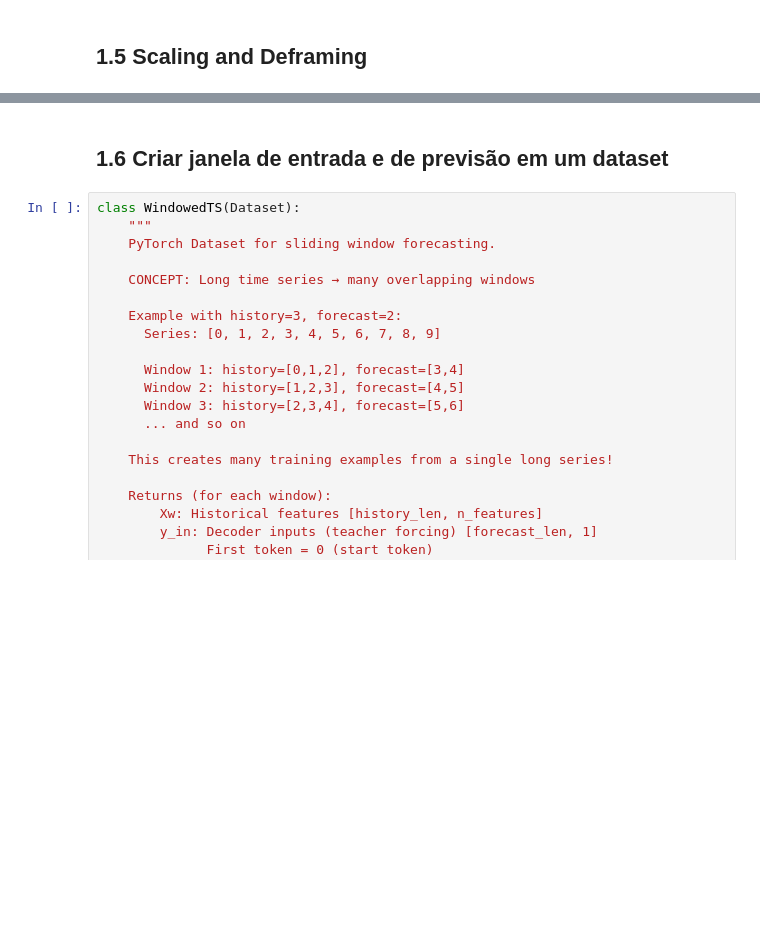
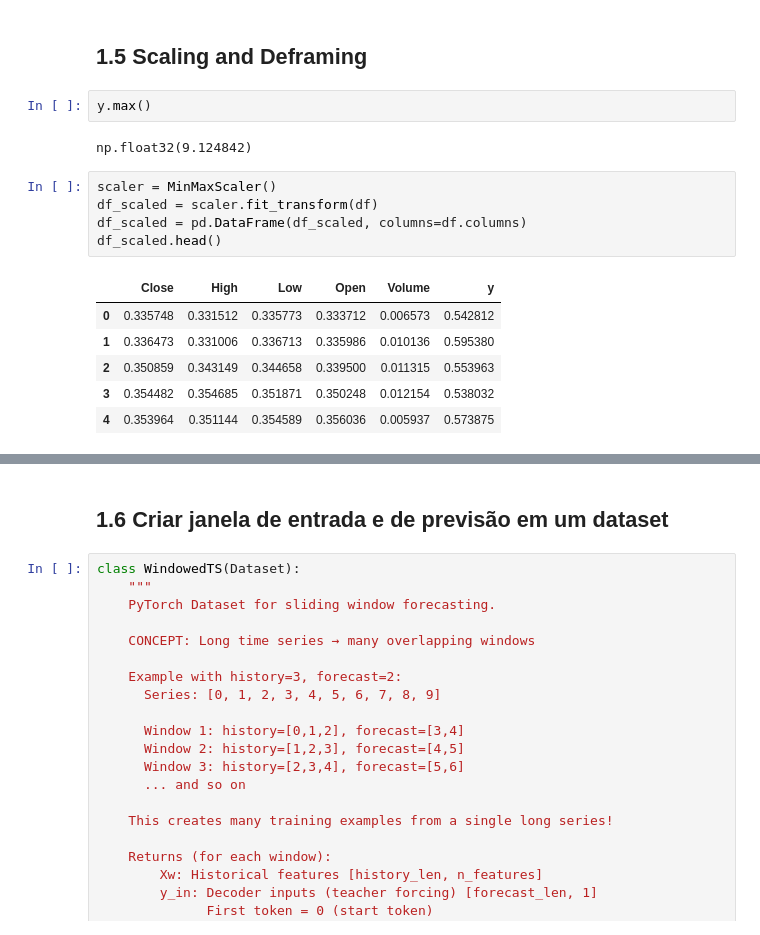
Before and after one commit to c-mmonteiro/t1-algo-feature, a Jupyter notebook: Transformers_stock.ipynb, the cells around one changed output, grey strips where cells are left out. Saved outputs shown, nothing was run; the diff lists cells and outputs as text; blank space fills up the shorter version.

```diff
--- a/Transformers_stock.ipynb
+++ b/Transformers_stock.ipynb
@@ -106,3 +118,19 @@ plt.plot(df['y'])
 # %% [markdown]
 ## 1.5 Scaling and Deframing
+# %%
+y.max()
+# %% [output]
+np.float32(9.124842)
+# %%
+scaler = MinMaxScaler()
+df_scaled = scaler.fit_transform(df)
+df_scaled = pd.DataFrame(df_scaled, columns=df.columns)
+df_scaled.head()
+# %% [output]
+|  | Close | High | Low | Open | Volume | y |
+| 0 | 0.335748 | 0.331512 | 0.335773 | 0.333712 | 0.006573 | 0.542812 |
+| 1 | 0.336473 | 0.331006 | 0.336713 | 0.335986 | 0.010136 | 0.595380 |
+| 2 | 0.350859 | 0.343149 | 0.344658 | 0.339500 | 0.011315 | 0.553963 |
+| 3 | 0.354482 | 0.354685 | 0.351871 | 0.350248 | 0.012154 | 0.538032 |
+| 4 | 0.353964 | 0.351144 | 0.354589 | 0.356036 | 0.005937 | 0.573875 |
 # %%
```
Also changed, not shown: parts of 9 cells of this notebook.
